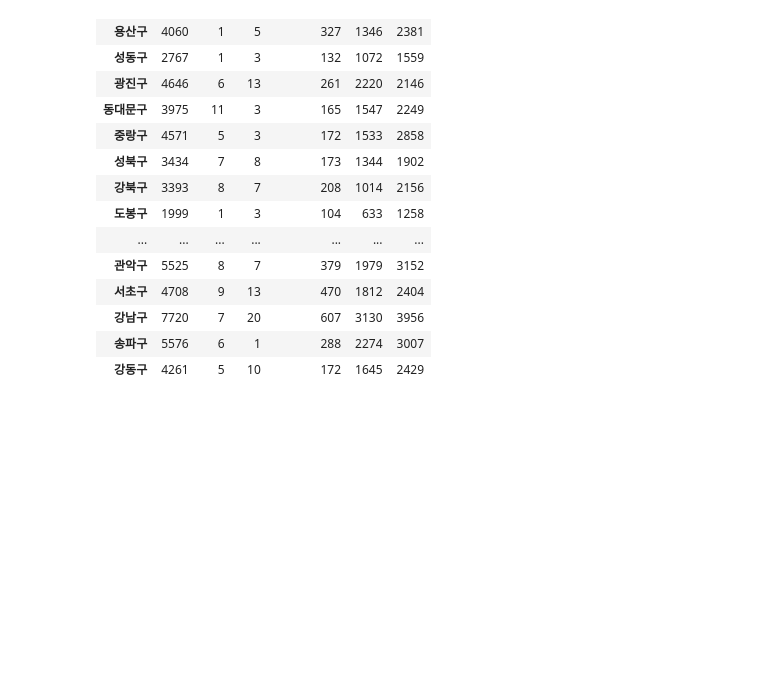
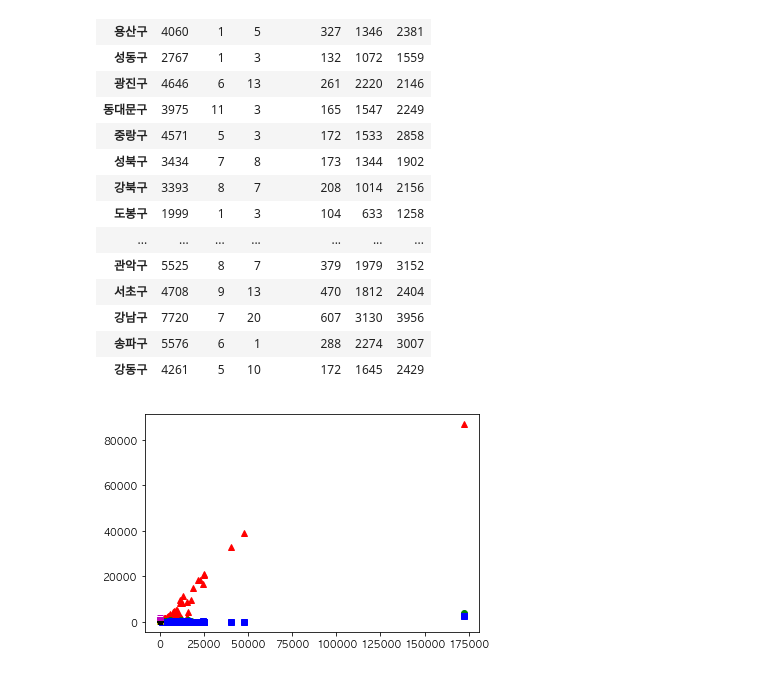
Before and after one commit to shypang/python_practice, a Jupyter notebook: souce/DataMerge.ipynb, the cells around one changed output. Drawn from its saved outputs; the diff is of its cells as text; code cells hidden in the pictures; blank space fills up the shorter version.

```diff
--- a/souce/DataMerge.ipynb
+++ b/souce/DataMerge.ipynb
@@ -597,3 +597,11 @@ crime
 | 강남구 | 7720 | 7 | 20 | 607 | 3130 | 3956 |
 | 송파구 | 5576 | 6 | 1 | 288 | 2274 | 3007 |
 | 강동구 | 4261 | 5 | 10 | 172 | 1645 | 2429 |
+# %%
+p=people["인구수"]
+c=crime["살인"]
+plt.plot(p,people["한국인"],'r^',p,people["외국인"],'go',p,people["고령자"],'bs')
+plt.plot(c,crime["살인"],'yp',c,crime["강도"],'k*',c,crime["절도"],'m_')
+plt.show()
+# %% [output]
+[figure, added]
```
Also changed, not shown: parts of 6 cells of this notebook.
